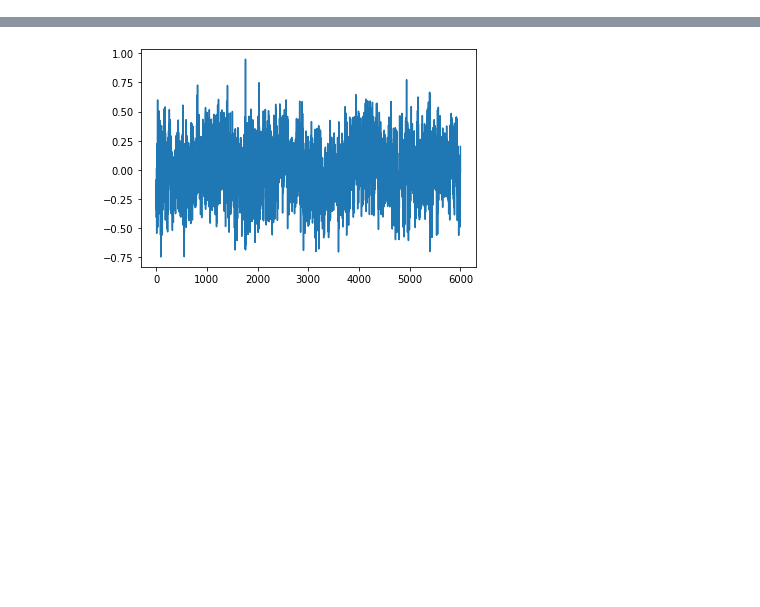
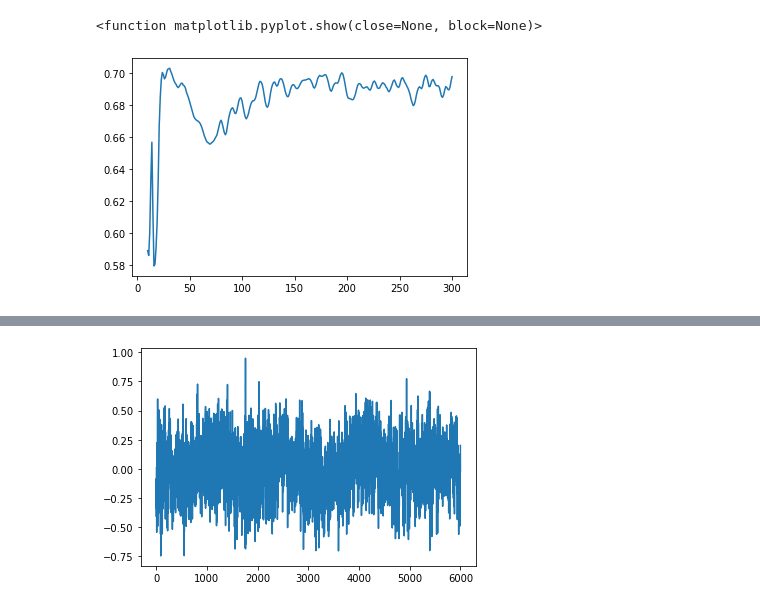
Before and after one commit to lxy764139720/TimeSeriesSSL, a Jupyter notebook: measure_data.ipynb, the cells around one changed output, grey strips where cells are left out. Saved outputs shown, nothing was run; the diff lists cells and outputs as text; code cells hidden in the pictures; blank space fills up the shorter version.

```diff
--- a/measure_data.ipynb
+++ b/measure_data.ipynb
@@ -7,3 +228,19 @@ import wandb
+# %%
+auc_array = []
+for i in range(len(auc_list)):
+    tmp_array = []
+    for j in range(len(auc_list[i])):
+        tmp_array.append(auc_list[i][j])
+    auc_array.append(np.array(tmp_array))
+auc_array = np.array(auc_array)
+# %%
+_auc = auc_array[40]
+np.savetxt('./0.9_auc.txt', _auc, delimiter=',')
+plt.plot(_auc)
+plt.show
+# %% [output]
+<function matplotlib.pyplot.show(close=None, block=None)>
+[figure, added]
 # %%
 api = wandb.Api()
 
```
Also changed, not shown: parts of 11 cells of this notebook, 21 other files.
